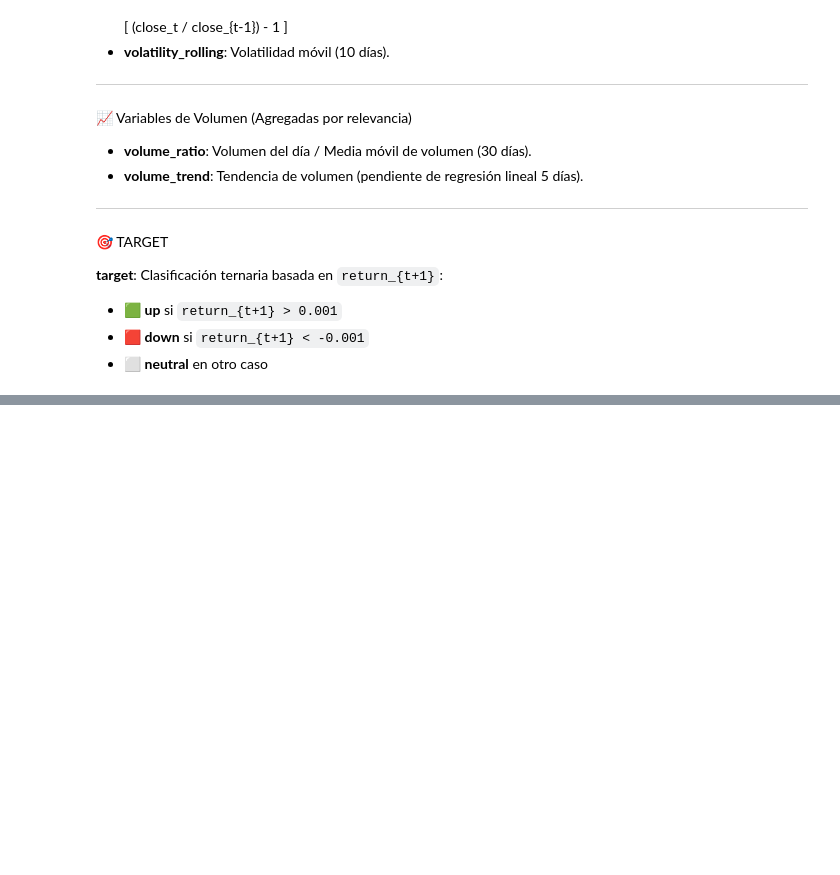
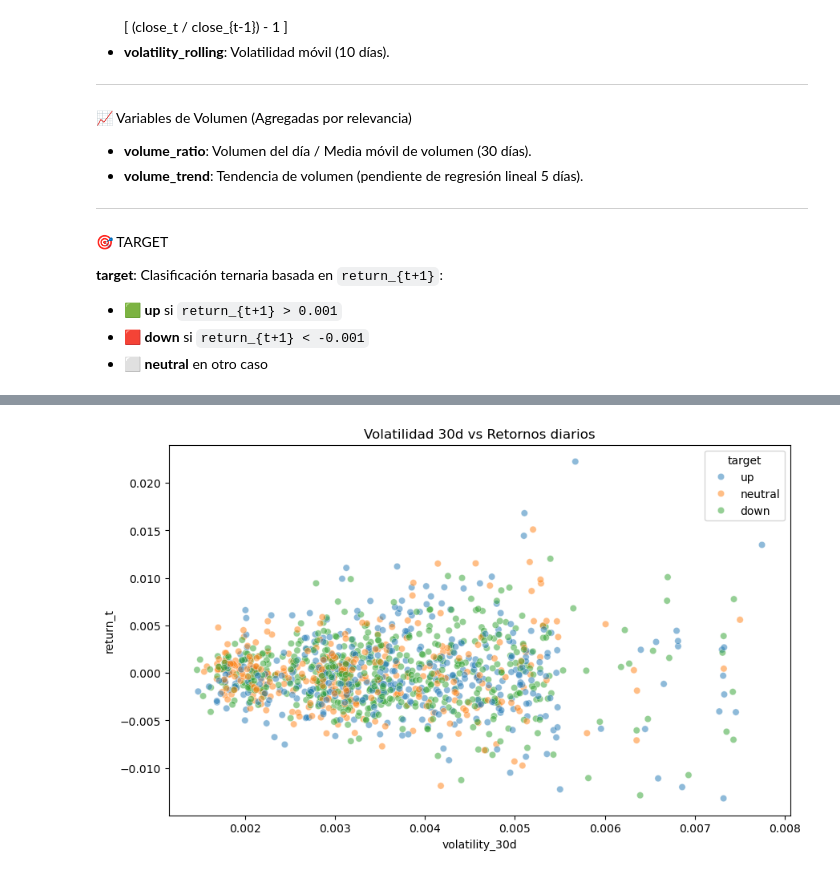
Before and after one commit to Andru-1987/light_storm_pipe, a Jupyter notebook: notebooks/02_feature_engineering.ipynb, the cells around one changed output, grey strips where cells are left out. Saved outputs shown, nothing was run; the diff lists cells and outputs as text; code cells hidden in the pictures; blank space fills up the shorter version.

```diff
--- a/notebooks/02_feature_engineering.ipynb
+++ b/notebooks/02_feature_engineering.ipynb
@@ -286,0 +410,7 @@ class ForexFeatureEngineer:
+# %%
+plt.figure(figsize=(10, 6))
+sns.scatterplot(data=df_features, x='volatility_30d', y='return_t', hue='target', alpha=0.5)
+plt.title("Volatilidad 30d vs Retornos diarios")
+plt.show()
+# %% [output]
+[figure, added]
```
Also changed, not shown: parts of 16 cells of this notebook, 1 other file.
